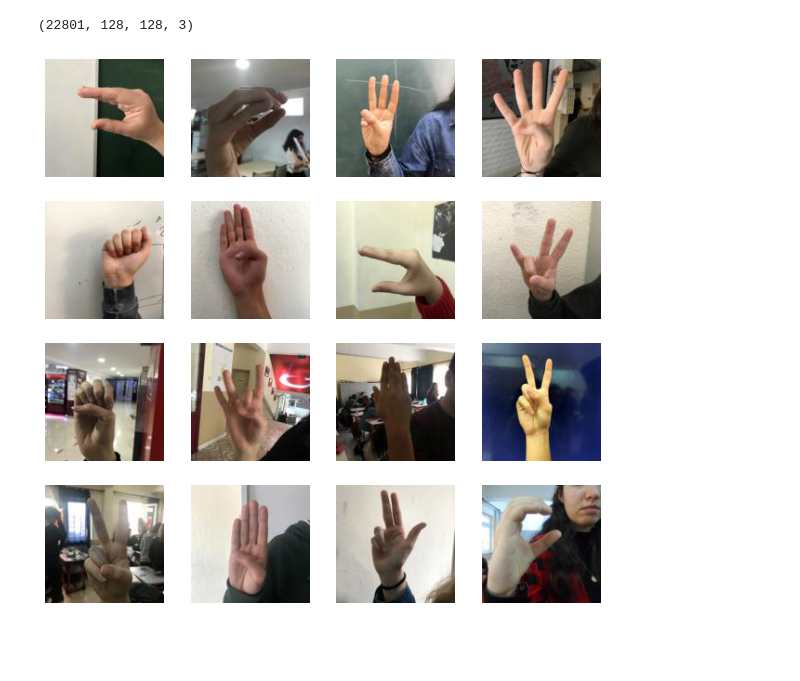
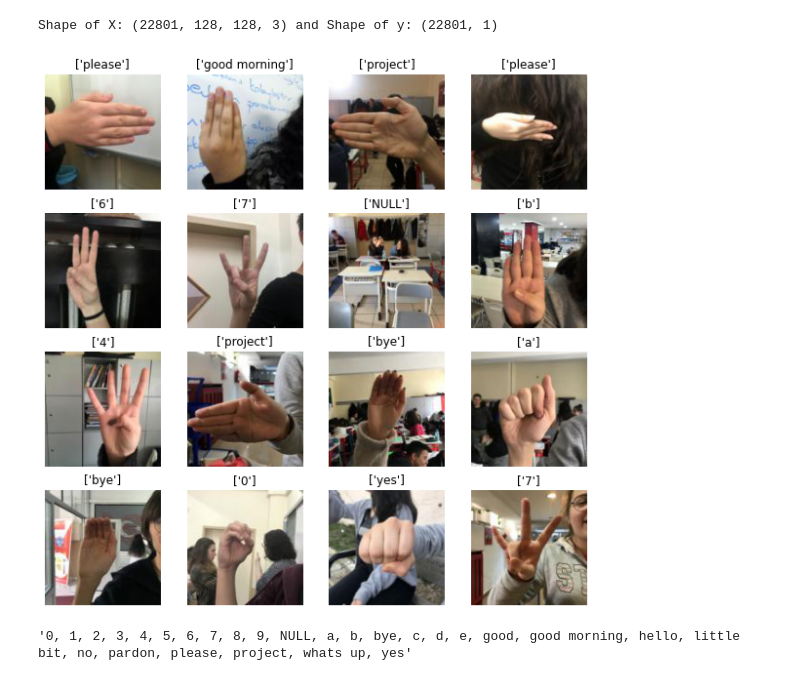
Before and after one commit to abhilb/mycolab, a Jupyter notebook: Sign_language_classifier.ipynb, the cells around one changed output. Drawn from its saved outputs; the diff is of its cells as text; code cells hidden in the pictures; blank space fills up the shorter version.

```diff
--- a/Sign_language_classifier.ipynb
+++ b/Sign_language_classifier.ipynb
@@ -42,4 +10,0 @@ X = np.load('X.npy')
-# %%
-X.shape
-# %% [output]
-(22801, 128, 128, 3)
@@ -46,10 +19,25 @@ X.shape
+# %%
+#@title Load the dataset
+X = np.load('X.npy')
+y = np.load('Y.npy')
+print(f"Shape of X: {X.shape} and Shape of y: {y.shape}")
+# %% [output]
+Shape of X: (22801, 128, 128, 3) and Shape of y: (22801, 1)
 # %%
+#@title Display some of the images from the dataset
 f, axes = plt.subplots(4, 4, figsize=(10, 10))
 for ax in axes.flatten():
   idx = np.random.randint(0, 22801)
   img = X[idx]
+  label = y[idx]
   ax.imshow(img)
   ax.axis('off')
+  ax.set_title(label)
 plt.show()
 # %% [output]
-[figure, old version]
+[figure, new version]
+# %%
+#@title Labels in the dataset
+', '.join(list(np.unique(y)))
+# %% [output]
+'0, 1, 2, 3, 4, 5, 6, 7, 8, 9, NULL, a, b, bye, c, d, e, good, good morning, hello, little bit, no, pardon, please, project, whats up, yes'
```
Also changed, not shown: parts of 13 cells of this notebook.
